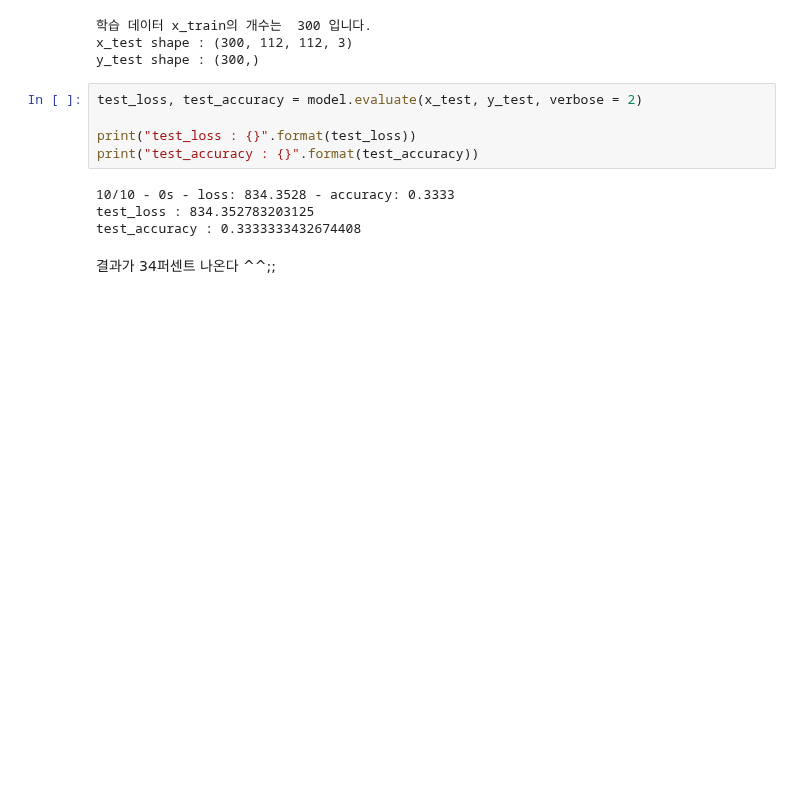
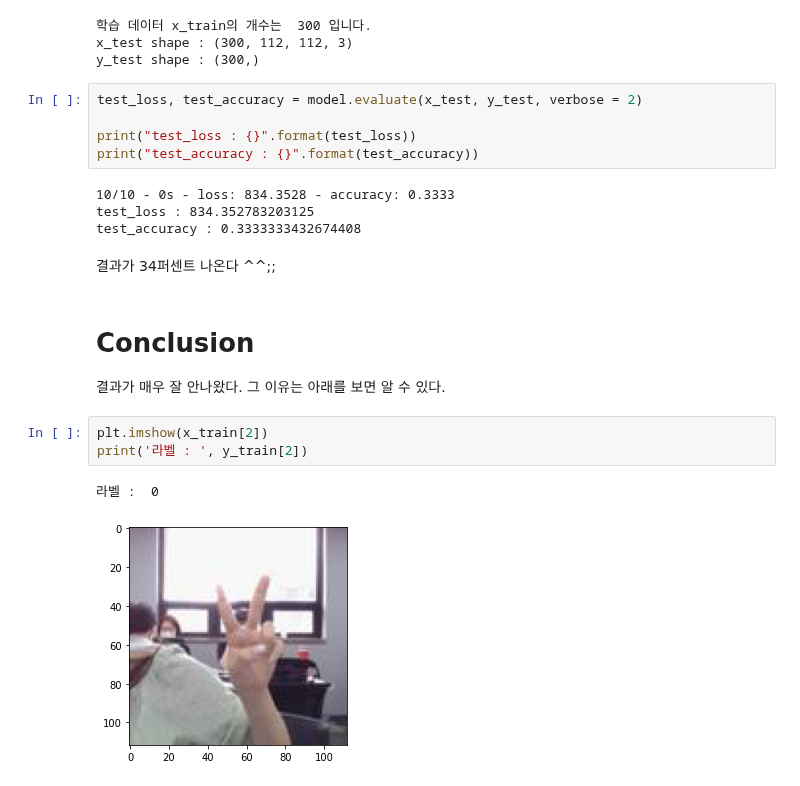
Before and after one commit to jiyeoon/aiffel, a Jupyter notebook: Week 1/Rock-Scissor-Paper.ipynb, the cells around one changed output. Cells and saved outputs as stored; diff of their text form; blank space fills up the shorter version.

```diff
--- a/Week 1/Rock-Scissor-Paper.ipynb
+++ b/Week 1/Rock-Scissor-Paper.ipynb
@@ -274,3 +274,13 @@ test_loss : 834.352783203125
 test_accuracy : 0.3333333432674408
 # %% [markdown]
 결과가 34퍼센트 나온다 ^^;;
+# %% [markdown]
+# Conclusion
+
+결과가 매우 잘 안나왔다. 그 이유는 아래를 보면 알 수 있다.
+# %%
+plt.imshow(x_train[2])
+print('라벨 : ', y_train[2])
+# %% [output]
+라벨 :  0
+[figure, added]
```
Also changed, not shown: parts of 2 cells of this notebook.
